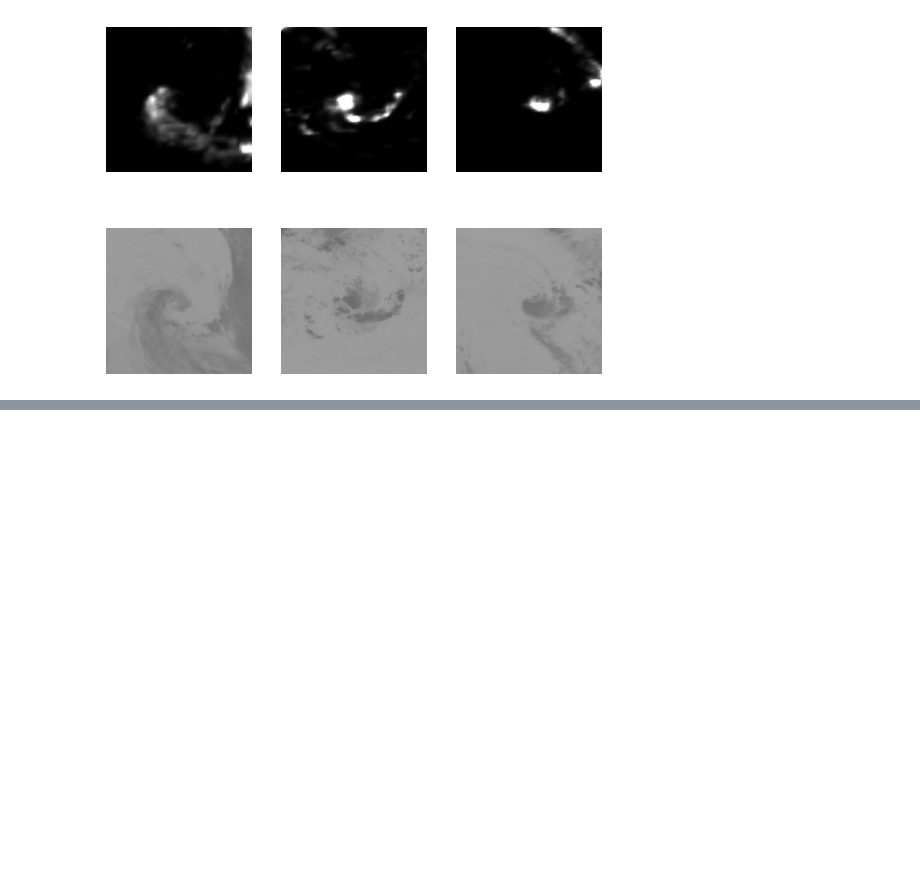
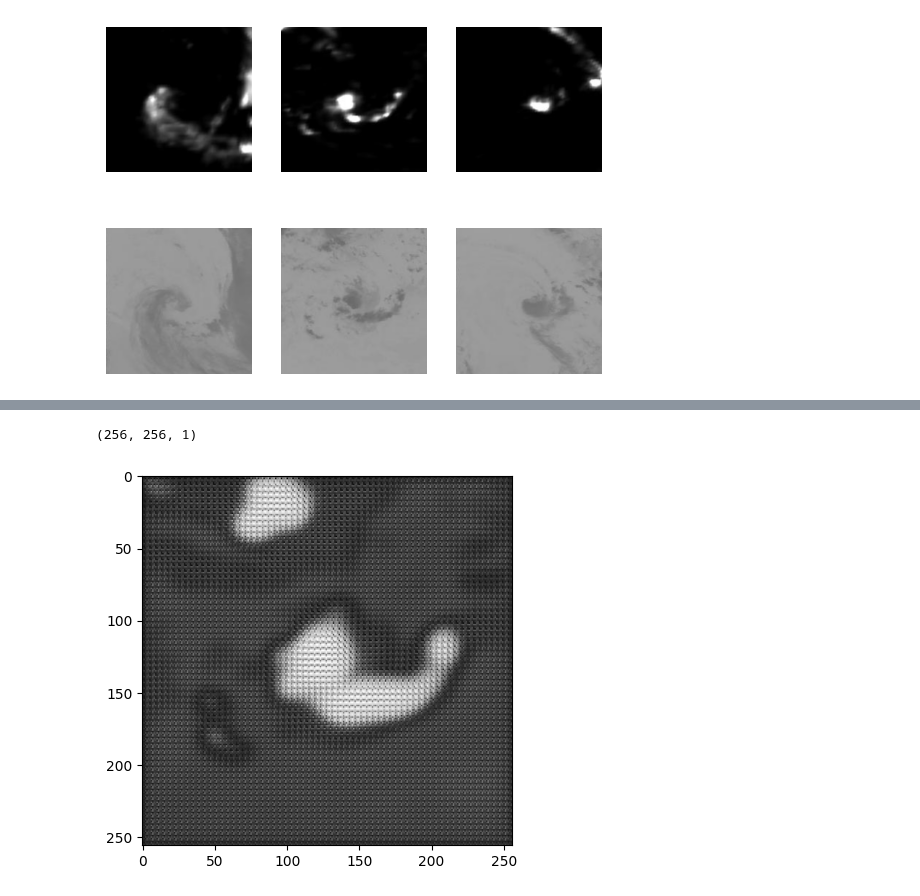
Before and after one commit to kbdharun/mini-project, a Jupyter notebook: test1.ipynb, the cells around one changed output, grey strips where cells are left out. Saved outputs shown, nothing was run; the diff lists cells and outputs as text; code cells hidden in the pictures; blank space fills up the shorter version.

```diff
--- a/test1.ipynb
+++ b/test1.ipynb
@@ -413,9 +421,8 @@ WARNING:tensorflow:From c:\Users\nandu\AppData\Local\Programs\Python\Python311\L
 Loaded (10, 256, 256, 3) (10, 256, 256, 3)
 # %%
-
-...
-# load the models
+from keras.models import load_model
+from keras_contrib.layers.normalization.instancenormalization import InstanceNormalization
 cust = {'InstanceNormalization': InstanceNormalization}
-model_AtoB = load_model('g_model_AtoB_089025.h5', cust)
-model_BtoA = load_model('g_model_BtoA_089025.h5', cust)
+model_AtoB = load_model('g_model_AtoB_000010.h5', cust)
+model_BtoA = load_model('g_model_BtoA_000010.h5', cust)
 # %% [output]
@@ -422,0 +473,11 @@ NameError: name 'load_model' is not defined
+# %%
+import numpy as np
+import cv2
+# A_real = A_real.astype(np.float32)
+# A_real=cv2.cvtColor(A_real[0], cv2.COLOR_BGR2GRAY)
+B_generated = cv2.cvtColor(B_generated[0], cv2.COLOR_BGR2GRAY)
+A_reconstructed = cv2.cvtColor(A_reconstructed[0], cv2.COLOR_BGR2GRAY)
+# A_real = A_real.reshape(256,256,1)
+B_generated = B_generated.reshape(256,256,1)
+A_reconstructed = A_reconstructed.reshape(256,256,1)
+print(A_real.shape,B_generated.shape,A_reconstructed.shape)
@@ -422,0 +540,6 @@ NameError: name 'load_model' is not defined
+# %%
+plt.imshow(B_generated,cmap='gray')
+print(B_generated.shape)
+# %% [output]
+(256, 256, 1)
+[figure, added]
```
Also changed, not shown: parts of 12 cells of this notebook.
